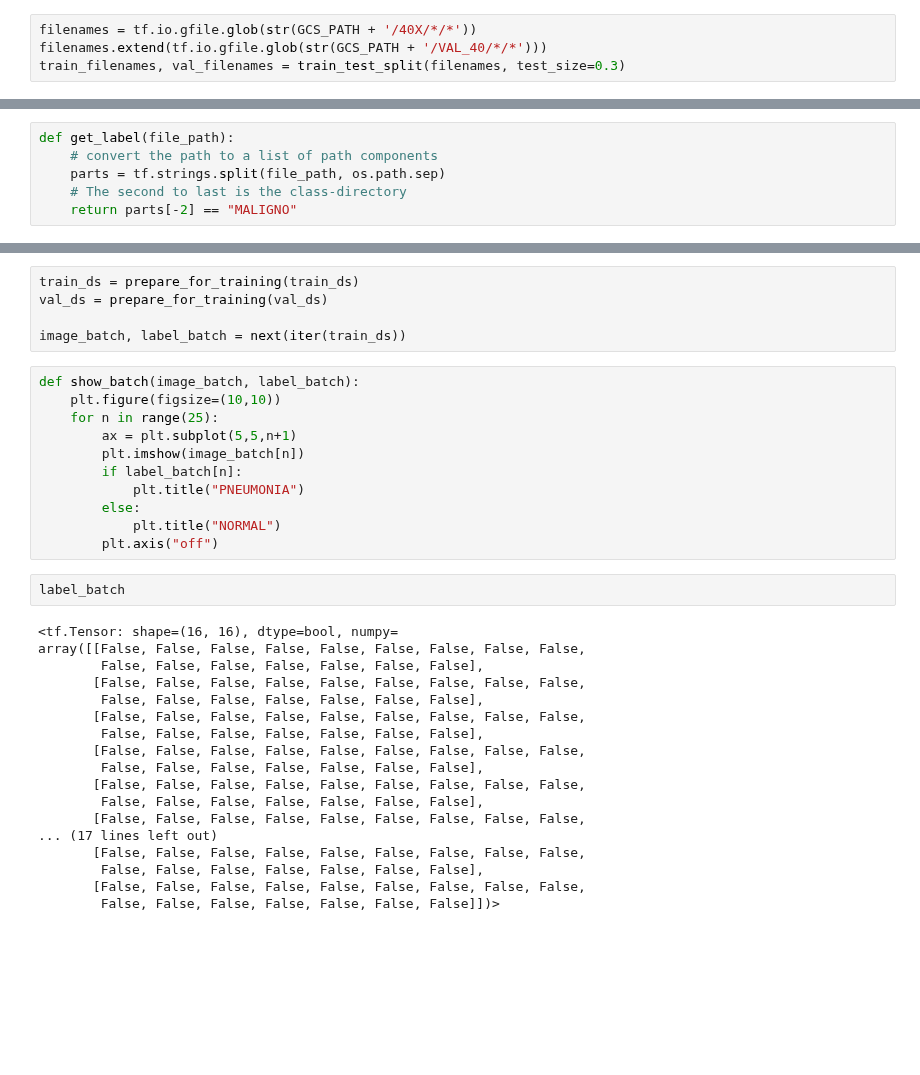
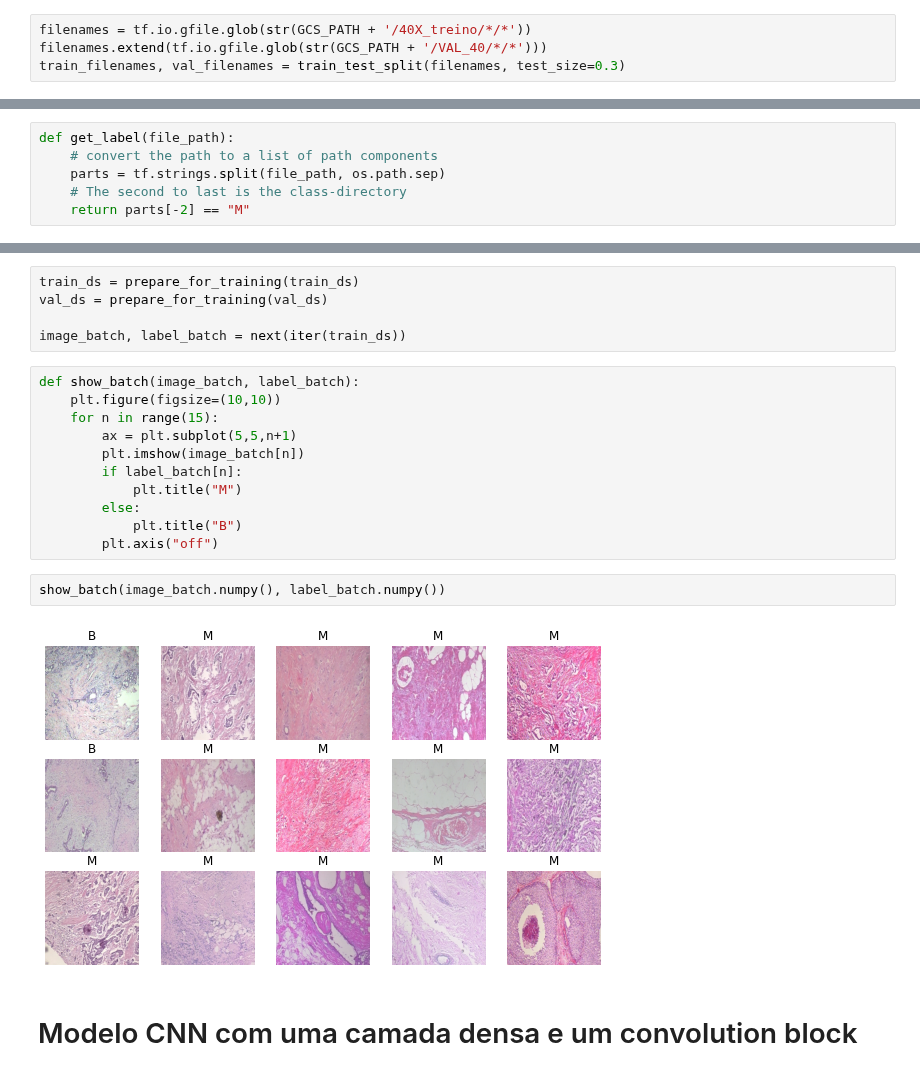
Before and after one commit to RodrigoOBC/TCC-CienciaDados, a Jupyter notebook: modelos/Modelo_40.ipynb, the cells around one changed output, grey strips where cells are left out. Saved outputs shown, nothing was run; the diff lists cells and outputs as text; blank space fills up the shorter version.

Commit message:
possivel Modelo_40.ipynb

```diff
--- a/modelos/Modelo_40.ipynb
+++ b/modelos/Modelo_40.ipynb
@@ -28,7 +28,7 @@ BATCH_SIZE = 16 * strategy.num_replicas_in_sync
 IMAGE_SIZE = [180, 180]
 EPOCHS = 25
 # %%
-filenames = tf.io.gfile.glob(str(GCS_PATH + '/40X/*/*'))
+filenames = tf.io.gfile.glob(str(GCS_PATH + '/40X_treino/*/*'))
 filenames.extend(tf.io.gfile.glob(str(GCS_PATH + '/VAL_40/*/*')))
 train_filenames, val_filenames = train_test_split(filenames, test_size=0.3)
 # %%
@@ -72,7 +72,7 @@ def get_label(file_path):
     # convert the path to a list of path components
     parts = tf.strings.split(file_path, os.path.sep)
     # The second to last is the class-directory
-    return parts[-2] == "MALIGNO"
+    return parts[-2] == "M"
 # %%
 def decode_img(img):
   # convert the compressed string to a 3D uint8 tensor
@@ -139,31 +139,17 @@ image_batch, label_batch = next(iter(train_ds))
 # %%
 def show_batch(image_batch, label_batch):
     plt.figure(figsize=(10,10))
-    for n in range(25):
+    for n in range(15):
         ax = plt.subplot(5,5,n+1)
         plt.imshow(image_batch[n])
         if label_batch[n]:
-            plt.title("PNEUMONIA")
+            plt.title("M")
         else:
-            plt.title("NORMAL")
+            plt.title("B")
         plt.axis("off")
 # %%
-label_batch
+show_batch(image_batch.numpy(), label_batch.numpy())
 # %% [output]
-<tf.Tensor: shape=(16, 16), dtype=bool, numpy=
-array([[False, False, False, False, False, False, False, False, False,
-        False, False, False, False, False, False, False],
-       [False, False, False, False, False, False, False, False, False,
-        False, False, False, False, False, False, False],
-       [False, False, False, False, False, False, False, False, False,
-        False, False, False, False, False, False, False],
-       [False, False, False, False, False, False, False, False, False,
-        False, False, False, False, False, False, False],
-       [False, False, False, False, False, False, False, False, False,
-        False, False, False, False, False, False, False],
-       [False, False, False, False, False, False, False, False, False,
-... (17 lines left out)
-       [False, False, False, False, False, False, False, False, False,
-        False, False, False, False, False, False, False],
-       [False, False, False, False, False, False, False, False, False,
-        False, False, False, False, False, False, False]])>
+[figure, added]
+# %% [markdown]
+# Modelo CNN com uma camada densa e um convolution block
```
Also changed, not shown: parts of 17 cells of this notebook, 1 other file.
